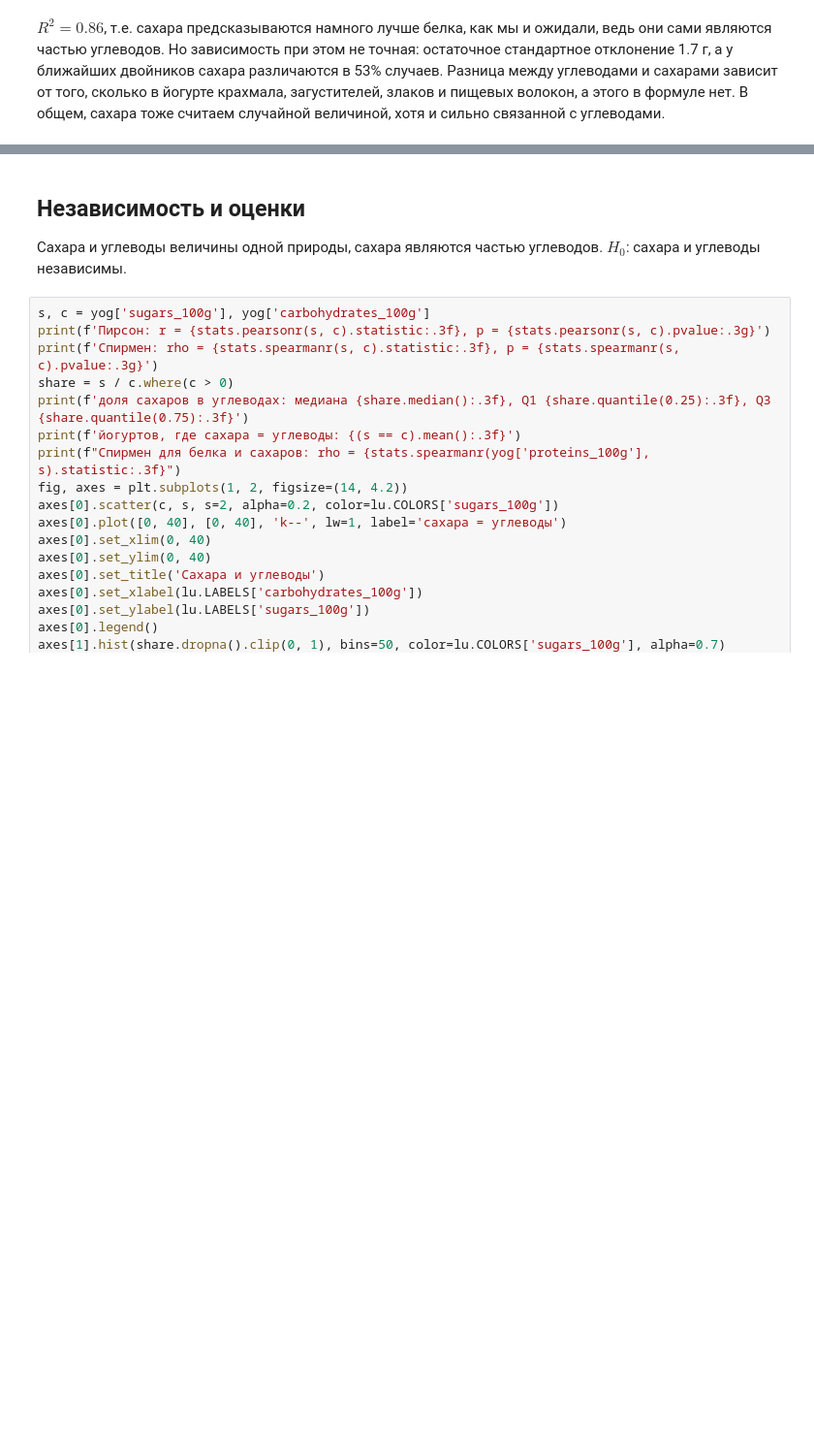
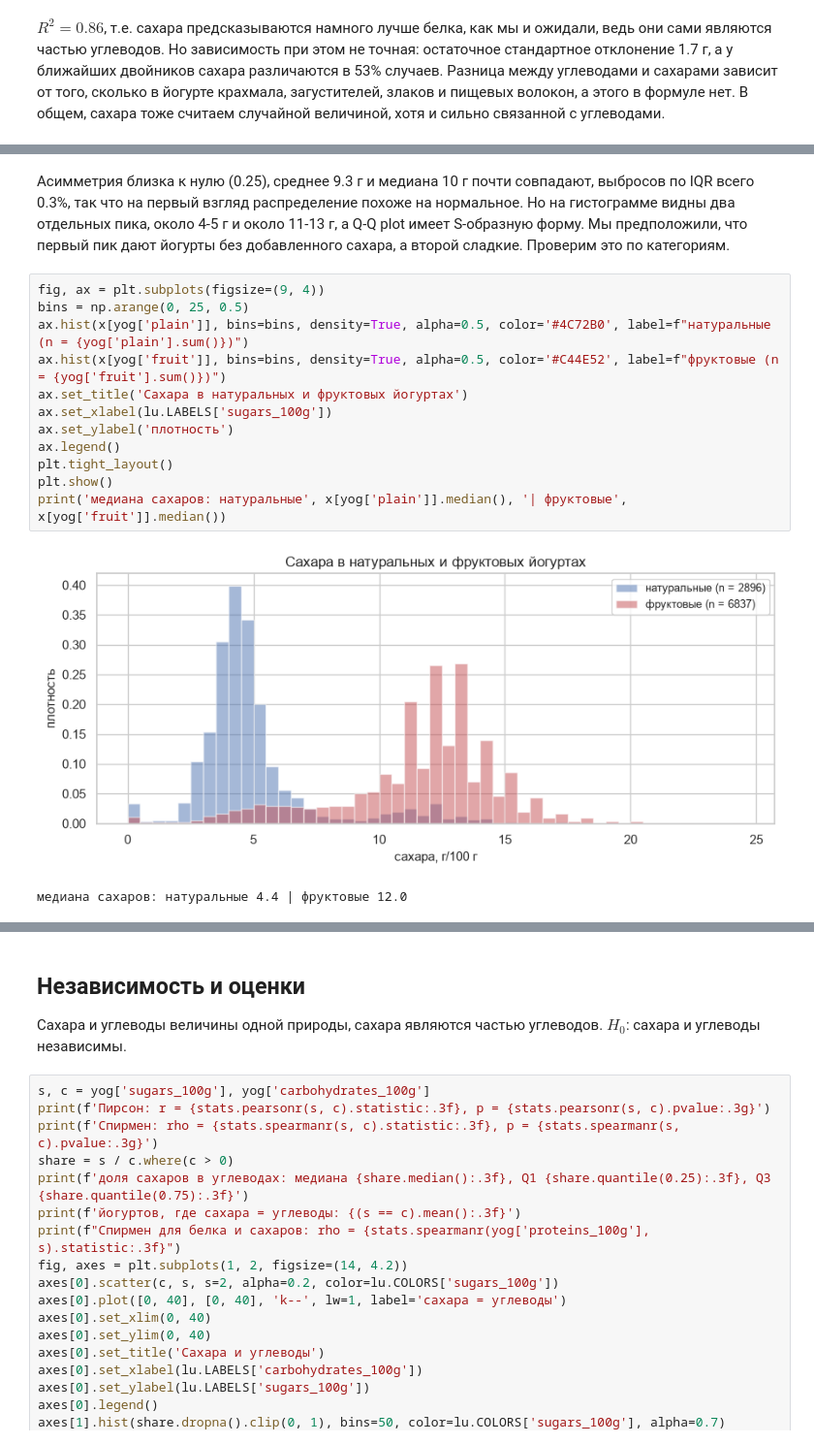
Before and after one commit to zenaseraga-star/stat_lab1, a Jupyter notebook: Lab01.ipynb, the cells around one changed output, grey strips where cells are left out. Shown at 97% size. Drawn from its saved outputs; the diff is of its cells as text; blank space fills up the shorter version.

Commit message:
добавлены блоки про сахара до конца

```diff
--- a/Lab01.ipynb
+++ b/Lab01.ipynb
@@ -396,0 +477,17 @@ $R^2 = 0.86$, т.е. сахара предсказываются намного
+# %% [markdown]
+Асимметрия близка к нулю (0.25), среднее 9.3 г и медиана 10 г почти совпадают, выбросов по IQR всего 0.3%, так что на первый взгляд распределение похоже на нормальное. Но на гистограмме видны два отдельных пика, около 4-5 г и около 11-13 г, а Q-Q plot имеет S-образную форму. Мы предположили, что первый пик дают йогурты без добавленного сахара, а второй сладкие. Проверим это по категориям.
+# %%
+fig, ax = plt.subplots(figsize=(9, 4))
+bins = np.arange(0, 25, 0.5)
+ax.hist(x[yog['plain']], bins=bins, density=True, alpha=0.5, color='#4C72B0', label=f"натуральные (n = {yog['plain'].sum()})")
+ax.hist(x[yog['fruit']], bins=bins, density=True, alpha=0.5, color='#C44E52', label=f"фруктовые (n = {yog['fruit'].sum()})")
+ax.set_title('Сахара в натуральных и фруктовых йогуртах')
+ax.set_xlabel(lu.LABELS['sugars_100g'])
+ax.set_ylabel('плотность')
+ax.legend()
+plt.tight_layout()
+plt.show()
+print('медиана сахаров: натуральные', x[yog['plain']].median(), '| фруктовые', x[yog['fruit']].median())
+# %% [output]
+[figure, added]
+медиана сахаров: натуральные 4.4 | фруктовые 12.0
```
Also changed, not shown: parts of 27 cells of this notebook.
